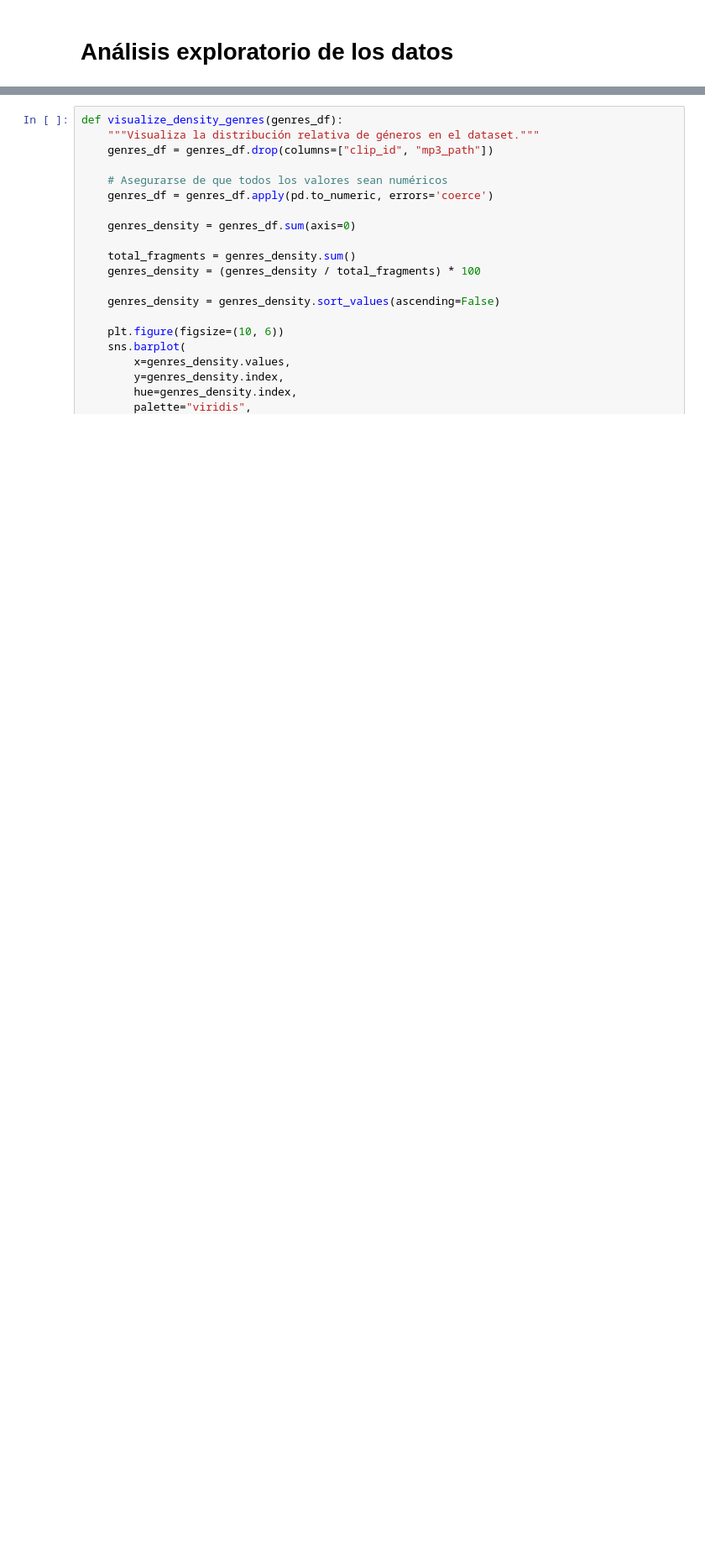
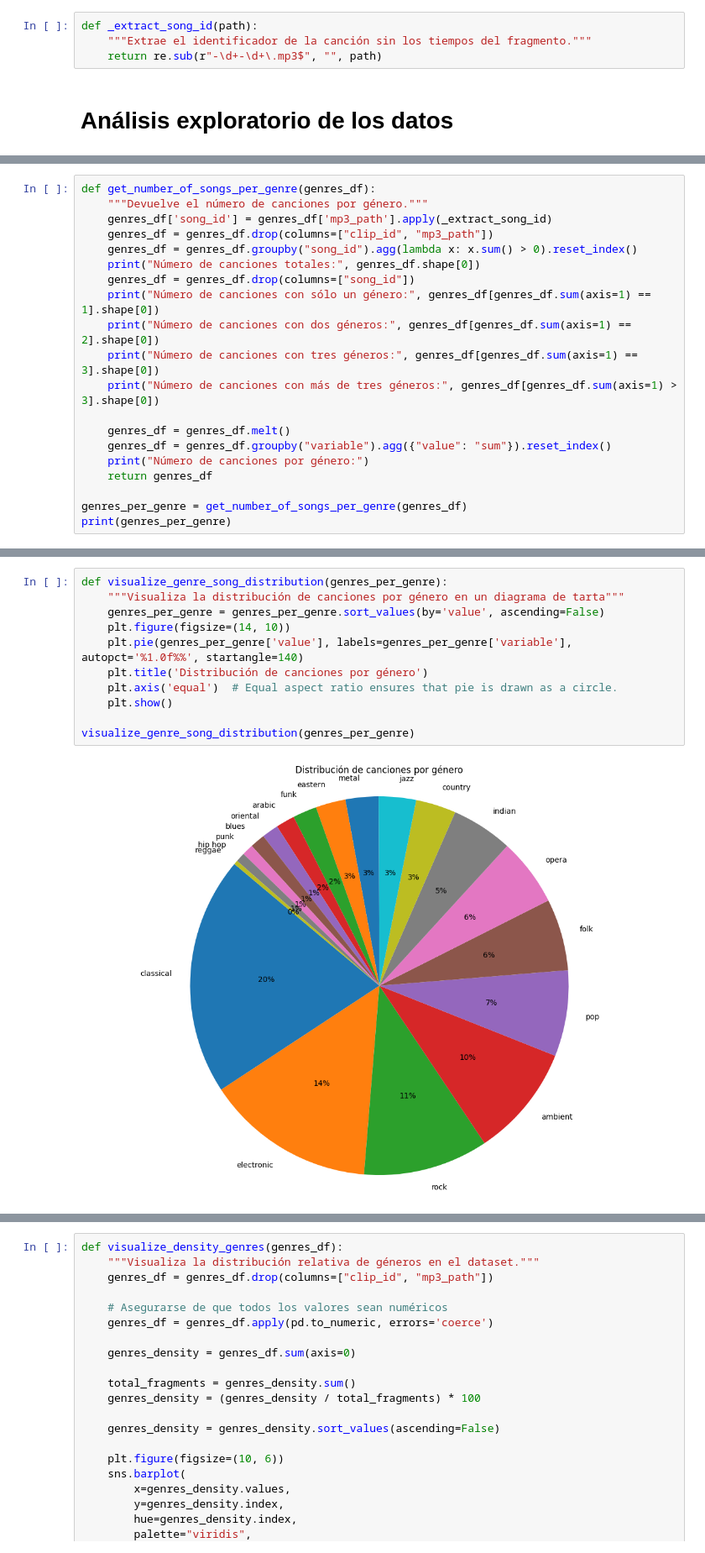
Before and after one commit to darkgigi/TFM-danarrarr, a Jupyter notebook: 03-visualize.ipynb, the cells around one changed output, grey strips where cells are left out. Shown at 84% size. Saved outputs shown, nothing was run; the diff lists cells and outputs as text; blank space fills up the shorter version.

Commit message:
add songs visualization

```diff
--- a/03-visualize.ipynb
+++ b/03-visualize.ipynb
@@ -31,5 +31,9 @@ def load_data():
 
     return genres_df, tags_df, metadata_df
 genres_df, tags_df, metadata_df = load_data()
+# %%
+def _extract_song_id(path):
+	"""Extrae el identificador de la canción sin los tiempos del fragmento."""
+	return re.sub(r"-\d+-\d+\.mp3$", "", path)
 # %% [markdown]
 # Análisis exploratorio de los datos
@@ -35,0 +48,20 @@ genres_df, tags_df, metadata_df = load_data()
+# %%
+def get_number_of_songs_per_genre(genres_df):
+    """Devuelve el número de canciones por género."""
+    genres_df['song_id'] = genres_df['mp3_path'].apply(_extract_song_id)
+    genres_df = genres_df.drop(columns=["clip_id", "mp3_path"])
+    genres_df = genres_df.groupby("song_id").agg(lambda x: x.sum() > 0).reset_index()
+    print("Número de canciones totales:", genres_df.shape[0])
+    genres_df = genres_df.drop(columns=["song_id"])
+    print("Número de canciones con sólo un género:", genres_df[genres_df.sum(axis=1) == 1].shape[0])
+    print("Número de canciones con dos géneros:", genres_df[genres_df.sum(axis=1) == 2].shape[0])
+    print("Número de canciones con tres géneros:", genres_df[genres_df.sum(axis=1) == 3].shape[0])
+    print("Número de canciones con más de tres géneros:", genres_df[genres_df.sum(axis=1) > 3].shape[0])
+
+    genres_df = genres_df.melt()
+    genres_df = genres_df.groupby("variable").agg({"value": "sum"}).reset_index()
+    print("Número de canciones por género:")
+    return genres_df
+
+genres_per_genre = get_number_of_songs_per_genre(genres_df)
+print(genres_per_genre)
@@ -35,0 +86,13 @@ genres_df, tags_df, metadata_df = load_data()
+# %%
+def visualize_genre_song_distribution(genres_per_genre):
+    """Visualiza la distribución de canciones por género en un diagrama de tarta"""
+    genres_per_genre = genres_per_genre.sort_values(by='value', ascending=False)
+    plt.figure(figsize=(14, 10))
+    plt.pie(genres_per_genre['value'], labels=genres_per_genre['variable'], autopct='%1.0f%%', startangle=140)
+    plt.title('Distribución de canciones por género')
+    plt.axis('equal')  # Equal aspect ratio ensures that pie is drawn as a circle.
+    plt.show()
+
+visualize_genre_song_distribution(genres_per_genre)
+# %% [output]
+[figure, added]
```
Also changed, not shown: parts of 6 cells of this notebook.
